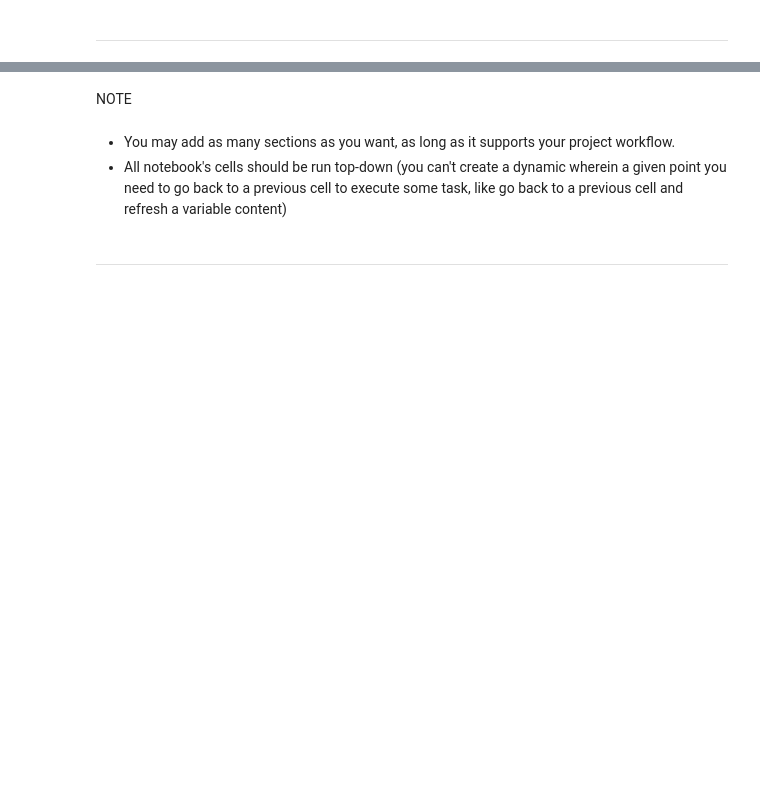
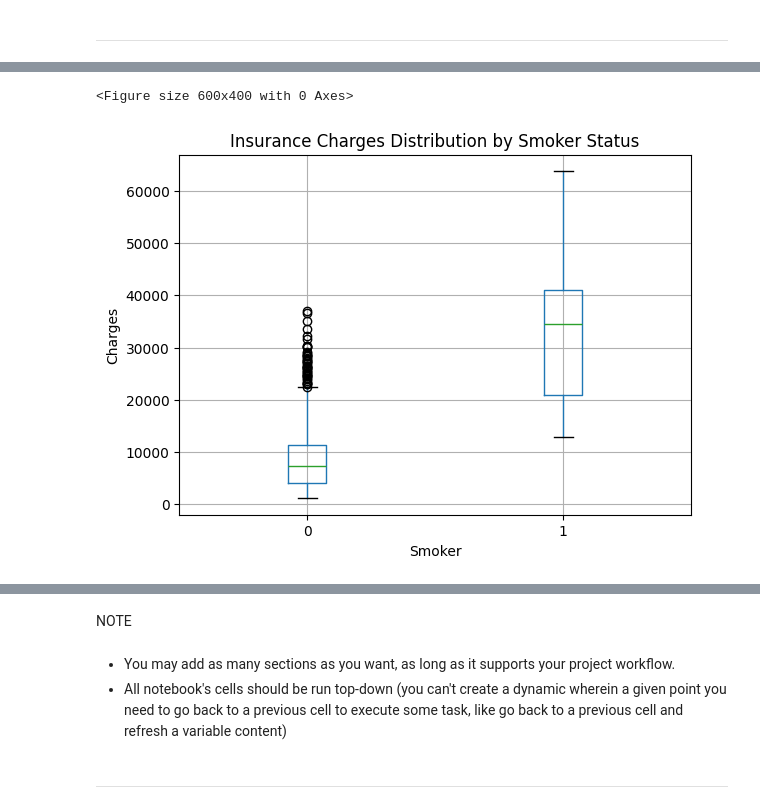
Before and after one commit to Nibrahim123/Individual-Project-1-, a Jupyter notebook: jupyter_notebooks/Notebook_Template.ipynb, the cells around one changed output, grey strips where cells are left out. Saved outputs shown, nothing was run; the diff lists cells and outputs as text; code cells hidden in the pictures; blank space fills up the shorter version.

```diff
--- a/jupyter_notebooks/Notebook_Template.ipynb
+++ b/jupyter_notebooks/Notebook_Template.ipynb
@@ -158,0 +219,12 @@ Number of duplicate rows: 0
+# %%
+# Boxplot of charges by smoker status (Matplotlib boxplot)
+plt.figure(figsize=(6,4))
+df.boxplot(column='charges', by='smoker')
+plt.title('Insurance Charges Distribution by Smoker Status')
+plt.suptitle('')  # Remove default title
+plt.xlabel('Smoker')
+plt.ylabel('Charges')
+plt.show()
+# %% [output]
+<Figure size 600x400 with 0 Axes>
+[figure, added]
```
Also changed, not shown: parts of 18 cells of this notebook.
